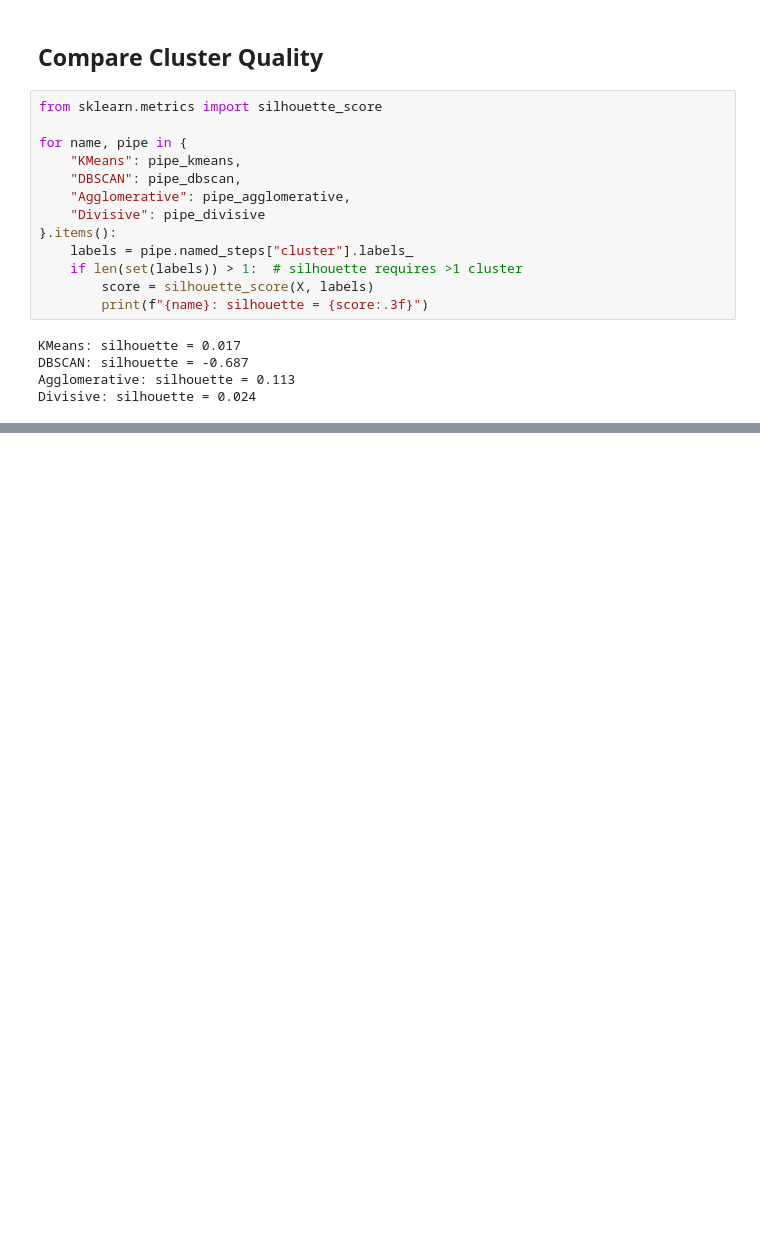
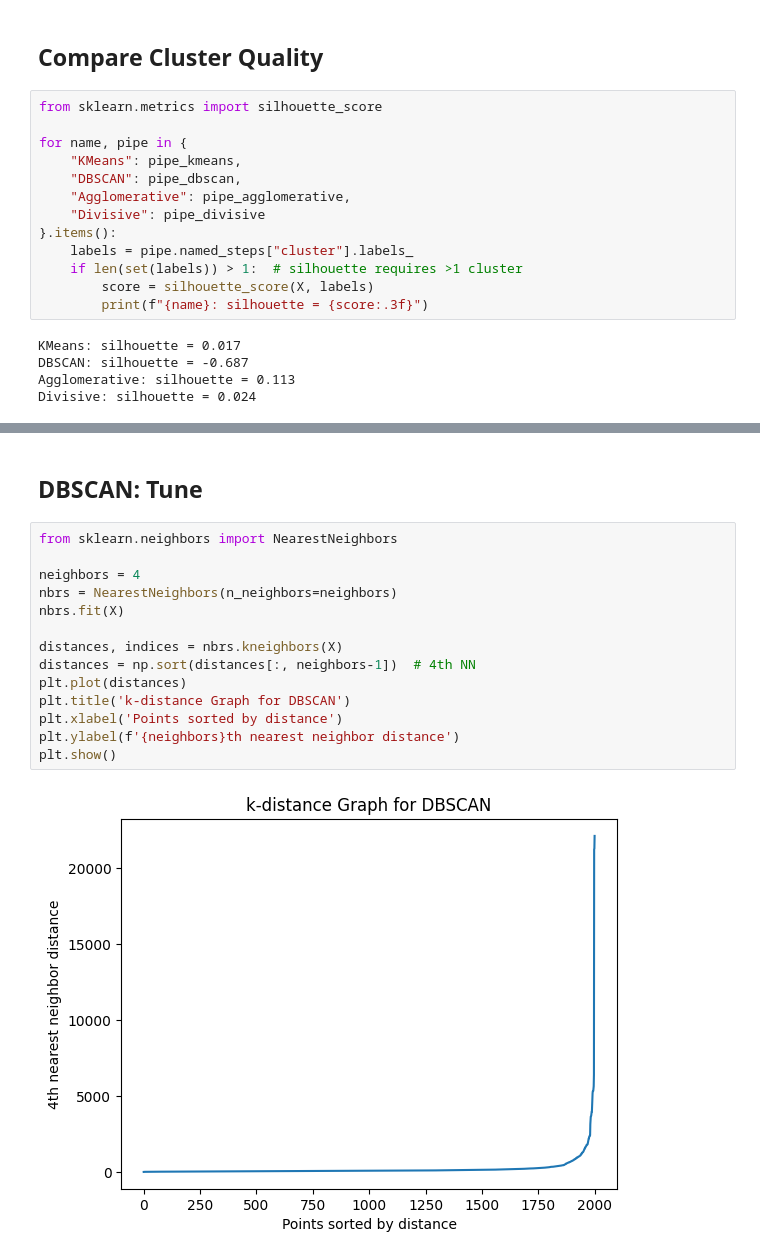
Before and after one commit to bijay-odyssey/Unsupervised-Learning, a Jupyter notebook: Customer Cluster Analysis.ipynb, the cells around one changed output, grey strips where cells are left out. Drawn from its saved outputs; the diff is of its cells as text; blank space fills up the shorter version.

```diff
--- a/Customer Cluster Analysis.ipynb
+++ b/Customer Cluster Analysis.ipynb
@@ -247,0 +288,18 @@ Divisive: silhouette = 0.024
+# %% [markdown]
+## DBSCAN: Tune
+# %%
+from sklearn.neighbors import NearestNeighbors
+
+neighbors = 4
+nbrs = NearestNeighbors(n_neighbors=neighbors)
+nbrs.fit(X)
+
+distances, indices = nbrs.kneighbors(X)
+distances = np.sort(distances[:, neighbors-1])  # 4th NN
+plt.plot(distances)
+plt.title('k-distance Graph for DBSCAN')
+plt.xlabel('Points sorted by distance')
+plt.ylabel(f'{neighbors}th nearest neighbor distance')
+plt.show()
+# %% [output]
+[figure, added]
```
Also changed, not shown: parts of 2 cells of this notebook.
